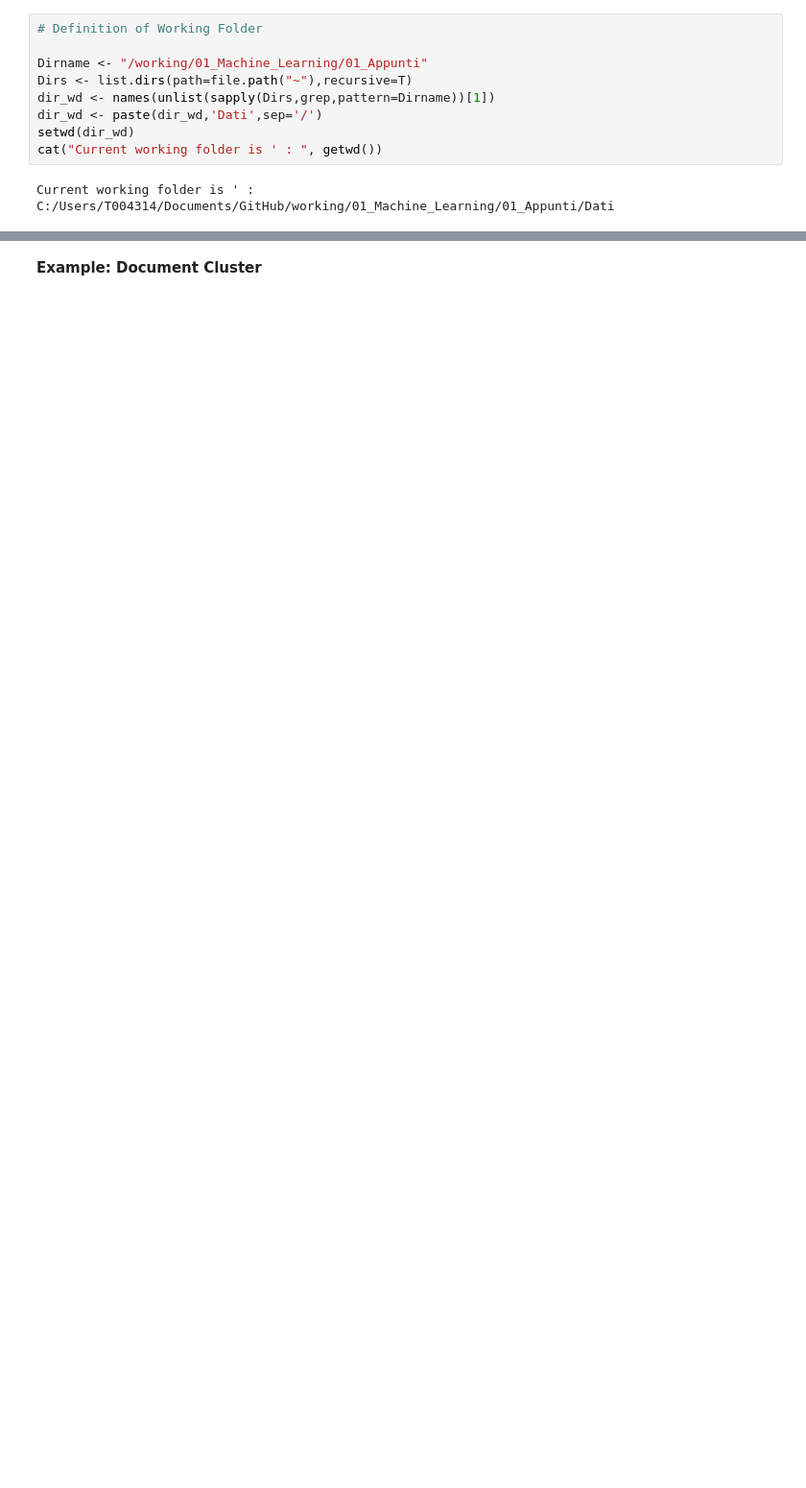
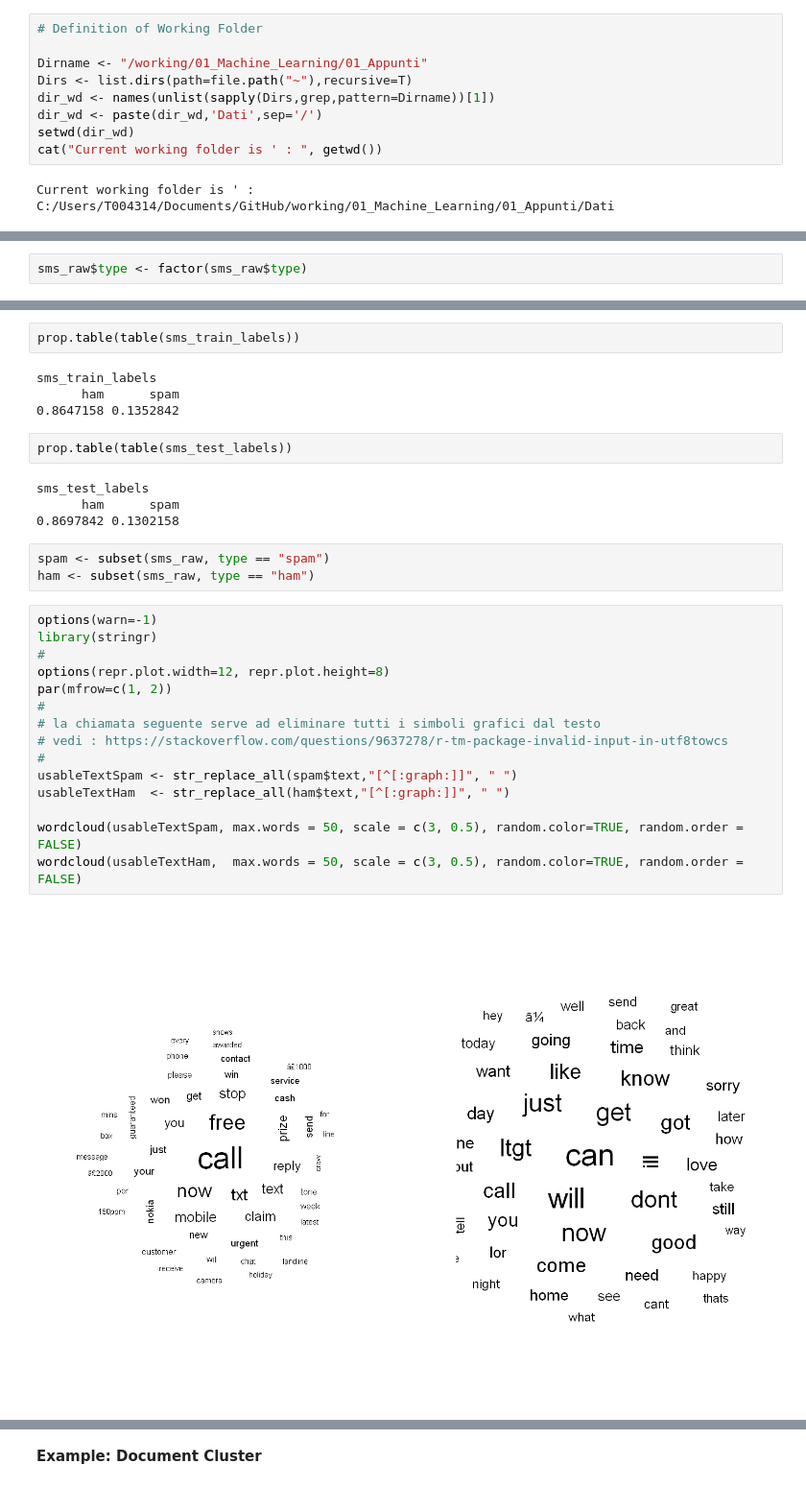
Before and after one commit to gdlunga/working, a Jupyter notebook: 01_Machine_Learning/01_Appunti/Machine Learning with R/Ch4_Naive_Bayes_Classification.ipynb, the cells around one changed output, grey strips where cells are left out. Shown: that part at 96% size. Saved outputs shown, nothing was run; the diff lists cells and outputs as text; blank space fills up the shorter version.

```diff
--- a/01_Machine_Learning/01_Appunti/Machine Learning with R/Ch4_Naive_Bayes_Classification.ipynb
+++ b/01_Machine_Learning/01_Appunti/Machine Learning with R/Ch4_Naive_Bayes_Classification.ipynb
@@ -25,0 +39,2 @@ Current working folder is ' :  C:/Users/T004314/Documents/GitHub/working/01_Mach
+# %%
+sms_raw$type <- factor(sms_raw$type)
@@ -25,0 +240,32 @@ Current working folder is ' :  C:/Users/T004314/Documents/GitHub/working/01_Mach
+# %%
+prop.table(table(sms_train_labels))
+# %% [output]
+sms_train_labels
+      ham      spam
+0.8647158 0.1352842
+# %%
+prop.table(table(sms_test_labels))
+# %% [output]
+sms_test_labels
+      ham      spam
+0.8697842 0.1302158
+# %%
+spam <- subset(sms_raw, type == "spam")
+ham <- subset(sms_raw, type == "ham")
+# %%
+options(warn=-1)
+library(stringr)
+#
+options(repr.plot.width=12, repr.plot.height=8)
+par(mfrow=c(1, 2))
+#
+# la chiamata seguente serve ad eliminare tutti i simboli grafici dal testo
+# vedi : https://stackoverflow.com/questions/9637278/r-tm-package-invalid-input-in-utf8towcs
+#
+usableTextSpam <- str_replace_all(spam$text,"[^[:graph:]]", " ")
+usableTextHam  <- str_replace_all(ham$text,"[^[:graph:]]", " ")
+
+wordcloud(usableTextSpam, max.words = 50, scale = c(3, 0.5), random.color=TRUE, random.order = FALSE)
+wordcloud(usableTextHam,  max.words = 50, scale = c(3, 0.5), random.color=TRUE, random.order = FALSE)
+# %% [output]
+[figure, added]
```
Also changed, not shown: parts of 45 cells of this notebook, 1 other file.
